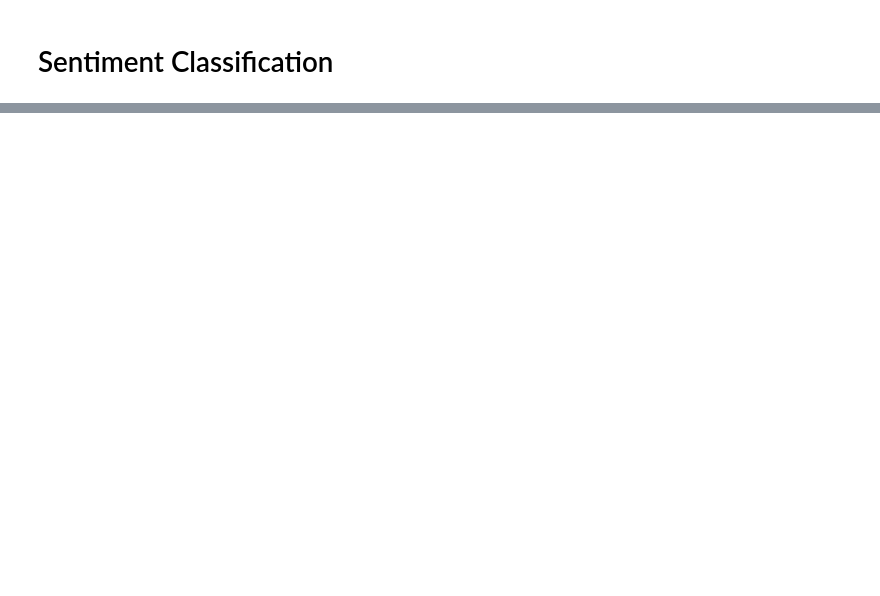
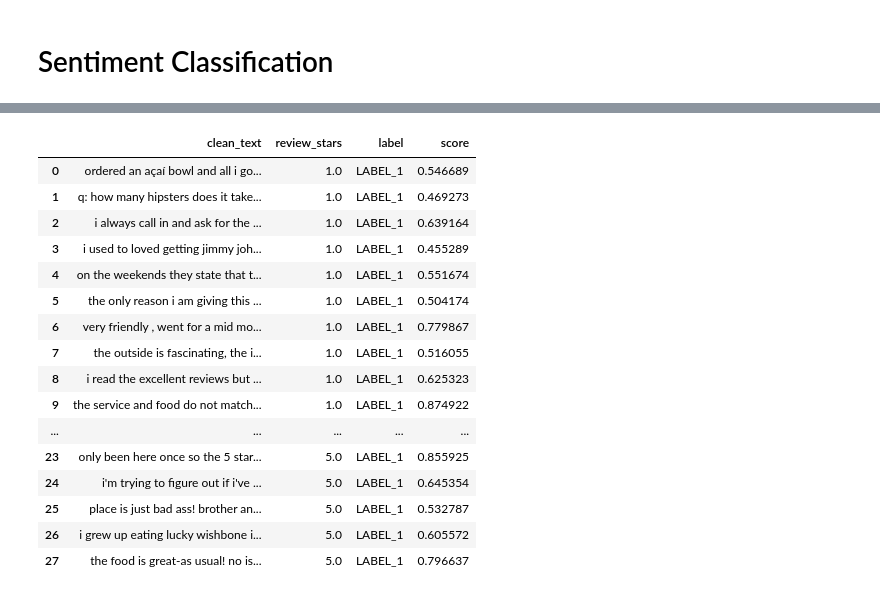
Before and after one commit to mindyng/2024-Business-Projects, a Jupyter notebook: yelp-reviews-analysis.ipynb, the cells around one changed output, grey strips where cells are left out. Cells and saved outputs as stored; diff of their text form; code cells hidden in the pictures; blank space fills up the shorter version.

```diff
--- a/yelp-reviews-analysis.ipynb
+++ b/yelp-reviews-analysis.ipynb
@@ -220,0 +293,14 @@ Name: count, dtype: int64
+# %%
+# LABEL_1 only
+
+query = """
+select clean_text
+, review_stars
+, label
+, score
+from test
+where label = 'LABEL_1'
+"""
+
+label_1 = duckdb.query(query).df()
+label_1.head()
@@ -220,0 +324,31 @@ Name: count, dtype: int64
+# %%
+# Curious about possible mislabeling, what are the reviews acually reading as. was user accurate in their star rating or sentiment model wrong?
+query = """
+select clean_text
+, review_stars
+, label
+, score
+from label_1
+where review_stars in (1,5)
+"""
+
+bad_labels_1 = duckdb.query(query).df()
+bad_labels_1
+# %% [output]
+|  | clean_text | review_stars | label | score |
+| 0 | ordered an açaí bowl and all i go... | 1.0 | LABEL_1 | 0.546689 |
+| 1 | q: how many hipsters does it take... | 1.0 | LABEL_1 | 0.469273 |
+| 2 | i always call in and ask for the ... | 1.0 | LABEL_1 | 0.639164 |
+| 3 | i used to loved getting jimmy joh... | 1.0 | LABEL_1 | 0.455289 |
+| 4 | on the weekends they state that t... | 1.0 | LABEL_1 | 0.551674 |
+| 5 | the only reason i am giving this ... | 1.0 | LABEL_1 | 0.504174 |
+| 6 | very friendly , went for a mid mo... | 1.0 | LABEL_1 | 0.779867 |
+| 7 | the outside is fascinating, the i... | 1.0 | LABEL_1 | 0.516055 |
+| 8 | i read the excellent reviews but ... | 1.0 | LABEL_1 | 0.625323 |
+| 9 | the service and food do not match... | 1.0 | LABEL_1 | 0.874922 |
+| ... | ... | ... | ... | ... |
+| 23 | only been here once so the 5 star... | 5.0 | LABEL_1 | 0.855925 |
+| 24 | i'm trying to figure out if i've ... | 5.0 | LABEL_1 | 0.645354 |
+| 25 | place is just bad ass! brother an... | 5.0 | LABEL_1 | 0.532787 |
+| 26 | i grew up eating lucky wishbone i... | 5.0 | LABEL_1 | 0.605572 |
+| 27 | the food is great-as usual! no is... | 5.0 | LABEL_1 | 0.796637 |
```
Also changed, not shown: parts of 36 cells of this notebook.
